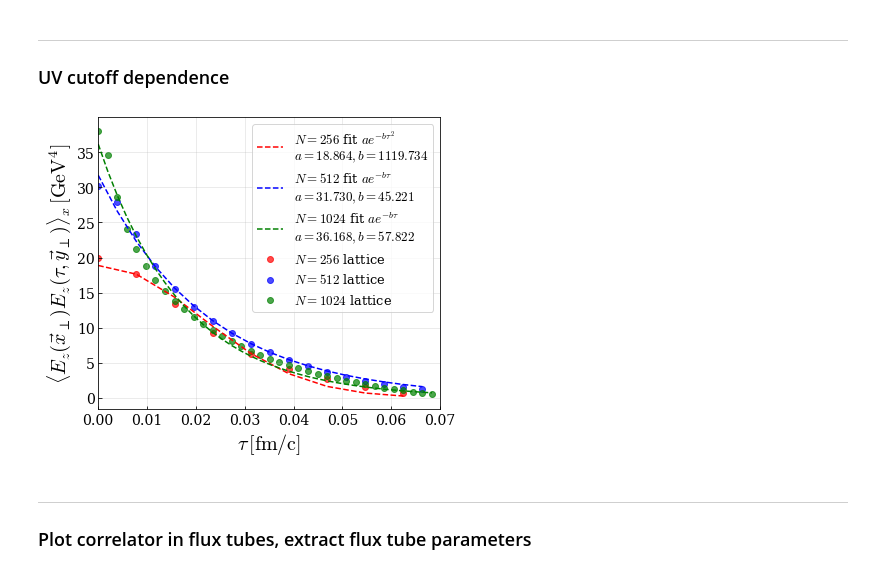
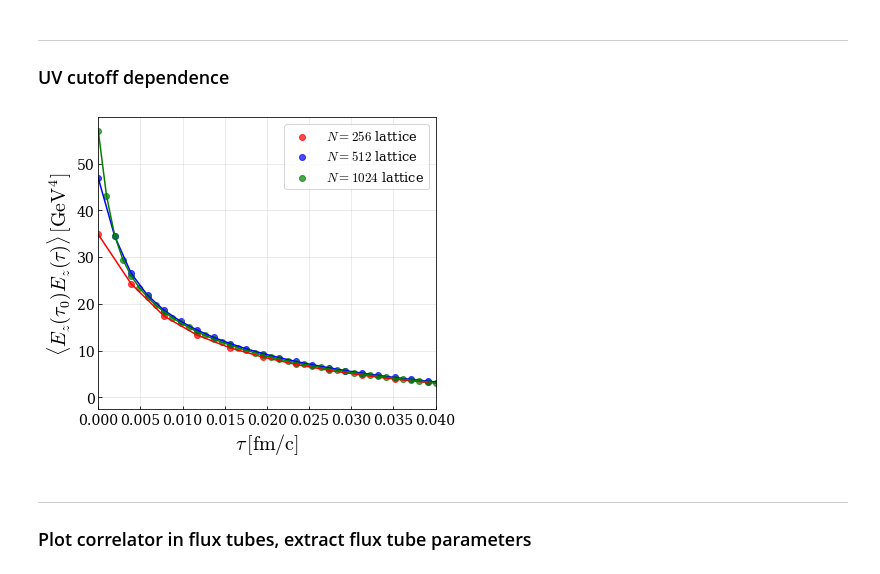
Before and after one commit to avramescudana/curraun, a Jupyter notebook: notebooks/field correlators/Electric and magnetic field correlators along eikonal jet trajectory.ipynb, the cells around one changed output. Saved outputs shown, nothing was run; the diff lists cells and outputs as text; code cells hidden in the pictures.

```diff
--- a/notebooks/field correlators/Electric and magnetic field correlators along eikonal jet trajectory.ipynb
+++ b/notebooks/field correlators/Electric and magnetic field correlators along eikonal jet trajectory.ipynb
@@ -169,0 +168,10 @@ magcorr = data['magcorr']
+# %%
+elcorrs, magcorrs = [], []
+for ev in range(p["n_events"]):
+    print("Simulating event", ev + 1)
+    delta_tau, elcorr, magcorr, elcorr_all, magcorr_all = simulate(ev, p)
+    elcorrs.append(elcorr)
+    magcorrs.append(magcorr)
+
+elcorr = np.mean(elcorrs, axis=0)
+magcorr = np.mean(magcorrs, axis=0)
@@ -169,0 +180,7 @@ magcorr = data['magcorr']
+# %%
+output = {
+    "delta_tau": delta_tau,
+    "elcorr": elcorr,
+    "magcorr": magcorr,
+    "p": p,
+}
@@ -191,57 +252,61 @@ def exp_fit_tausq(tau, a, b):
 def exp_fit_tau(tau, a, b):
     return a * np.exp(-b * tau)
 
+def exp_fit_tausqrt(tau, a, b):
+    return a * np.exp(-b * np.sqrt(tau))
+
 plt.figure(figsize=(6, 5))
 plt.tick_params(axis='both', direction='in')
 
 for N_val, color, label in zip(Ns, colors, labels):
-    fname = f"eik_jet_el_mag_corr_1_ev_{flux_tube}_flux_tube_N_{N_val}.pickle"
+    fname = f"eik_jet_el_mag_corr_avg_lattice_UV_N_{N_val}.pickle"
     # fname = f"eik_jet_el_mag_corr_1_ev_{flux_tube}_flux_tube_N_{N_val}_UV_10.pickle"
     with open(fname, 'rb') as f:
         data = pickle.load(f)
-    delta_tau = data['tau']
+    delta_tau = data['delta_tau']
     elcorr = data['elcorr']
 
     # Define the slice range
     if flux_tube == 1:
         delta_tau_1 = 0.00
         delta_tau_2 = 0.07
     else:
         delta_tau_1 = 0.00
         delta_tau_2 = 0.06
 
     mask = (delta_tau >= delta_tau_1) & (delta_tau <= delta_tau_2)
     delta_tau_slice = delta_tau[mask]
     elcorr_slice = elcorr[mask, 2]
 
     # Perform the curve fitting
     # if N_val == 256 or N_val == 512 or N_val == 1024:
-    if N_val == 256:
-    # if N_val == 2:
-        popt, pcov = curve_fit(exp_fit_tausq, delta_tau_slice, elcorr_slice)
-        fit_func = exp_fit_tausq(delta_tau_slice, *popt)
-        fit_label = f"{label} fit $a e^{{-b \\tau^2}}$\n$a={popt[0]:.3f}, b={popt[1]:.3f}$"
-    else:
-        popt, pcov = curve_fit(exp_fit_tau, delta_tau_slice, elcorr_slice)
-        fit_func = exp_fit_tau(delta_tau_slice, *popt)
-        fit_label = f"{label} fit $a e^{{-b \\tau}}$\n$a={popt[0]:.3f}, b={popt[1]:.3f}$"
+    # if N_val == 256:
+    # # if N_val == 2:
+    #     popt, pcov = curve_fit(exp_fit_tausq, delta_tau_slice, elcorr_slice)
+    #     fit_func = exp_fit_tausq(delta_tau_slice, *popt)
+    #     fit_label = f"{label} fit $a e^{{-b \\tau^2}}$\n$a={popt[0]:.3f}, b={popt[1]:.3f}$"
+    # else:
+    popt, pcov = curve_fit(exp_fit_tausqrt, delta_tau_slice, elcorr_slice)
+    fit_func = exp_fit_tausqrt(delta_tau_slice, *popt)
+    fit_label = f"{label} fit $a e^{{-b \\tau}}$\n$a={popt[0]:.3f}, b={popt[1]:.3f}$"
 
-
+    plt.plot(delta_tau_slice, elcorr_slice, color=color, linestyle='-', linewidth=1.5)
     plt.scatter(delta_tau_slice, elcorr_slice, color=color, label=f"{label} lattice", alpha=0.7)
-    plt.plot(delta_tau_slice, fit_func, color=color, linestyle='--', label=fit_label)
+    # plt.plot(delta_tau_slice, fit_func, color=color, linestyle='--', label=fit_label)
 
 plt.xlabel(r"$\tau\,\mathrm{[fm/c]}$", fontsize=20)
-plt.ylabel(r"$\langle E_z(\vec{x}_\perp)E_z(\tau, \vec{y}_\perp)\rangle_x\,\mathrm{[GeV^4]}$", fontsize=20)
+plt.ylabel(r"$\langle E_z(\tau_0)E_z(\tau)\rangle\,\mathrm{[GeV^4]}$", fontsize=20)
 plt.legend(fontsize=13)
 plt.xticks(fontsize=14)
 plt.yticks(fontsize=14)
-plt.xlim([delta_tau_1, delta_tau_2])
+# plt.xlim([delta_tau_1, delta_tau_2])
+plt.xlim([delta_tau_1, 0.04])
 plt.grid(alpha=0.3)
 plt.tight_layout()
-plt.savefig(f'ezcorr_lightlike_fit_tube_{flux_tube}_UVscan.png', dpi=900, facecolor='w')
+# plt.savefig(f'ezcorr_lightlike_fit_tube_{flux_tube}_UVscan.png', dpi=900, facecolor='w')
 plt.show()
 # %% [output]
-[figure, old version]
+[figure, new version]
 # %% [markdown]
 ---
 ### Plot correlator in flux tubes, extract flux tube parameters
```
Also changed, not shown: parts of 20 cells of this notebook, 1 other file.
